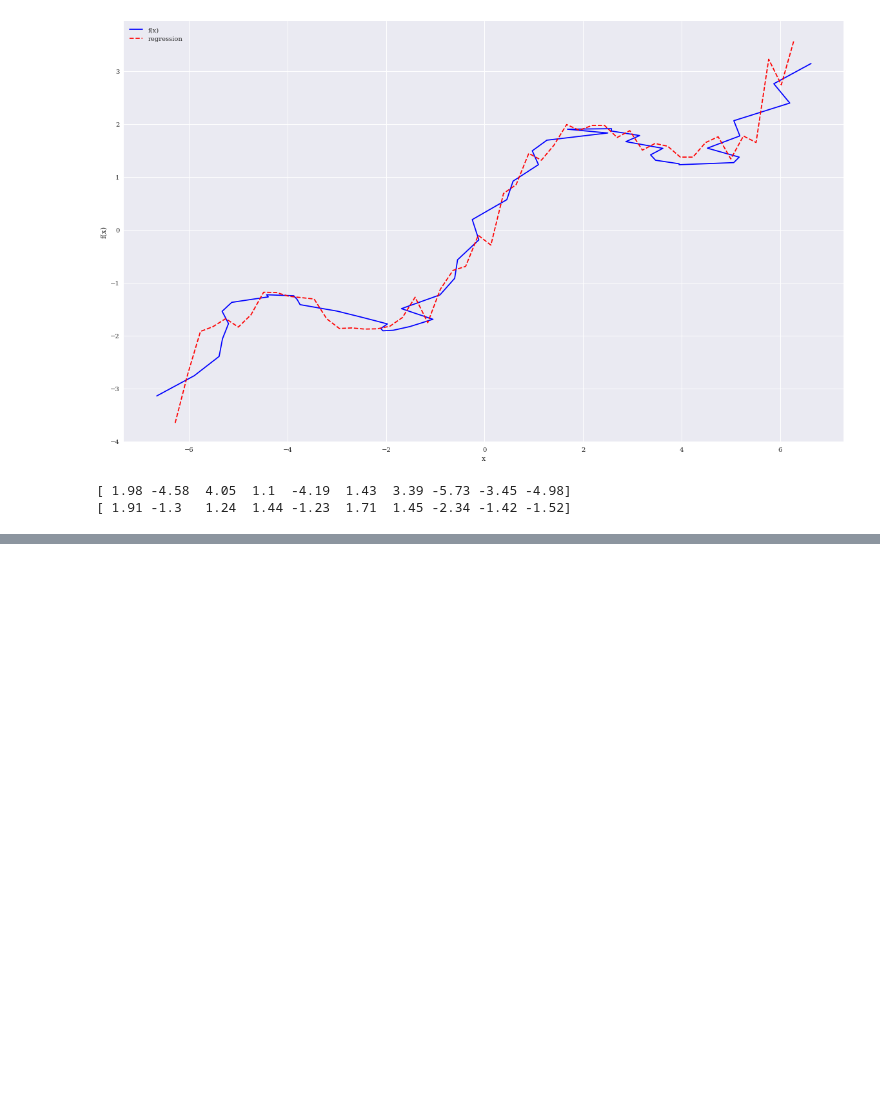
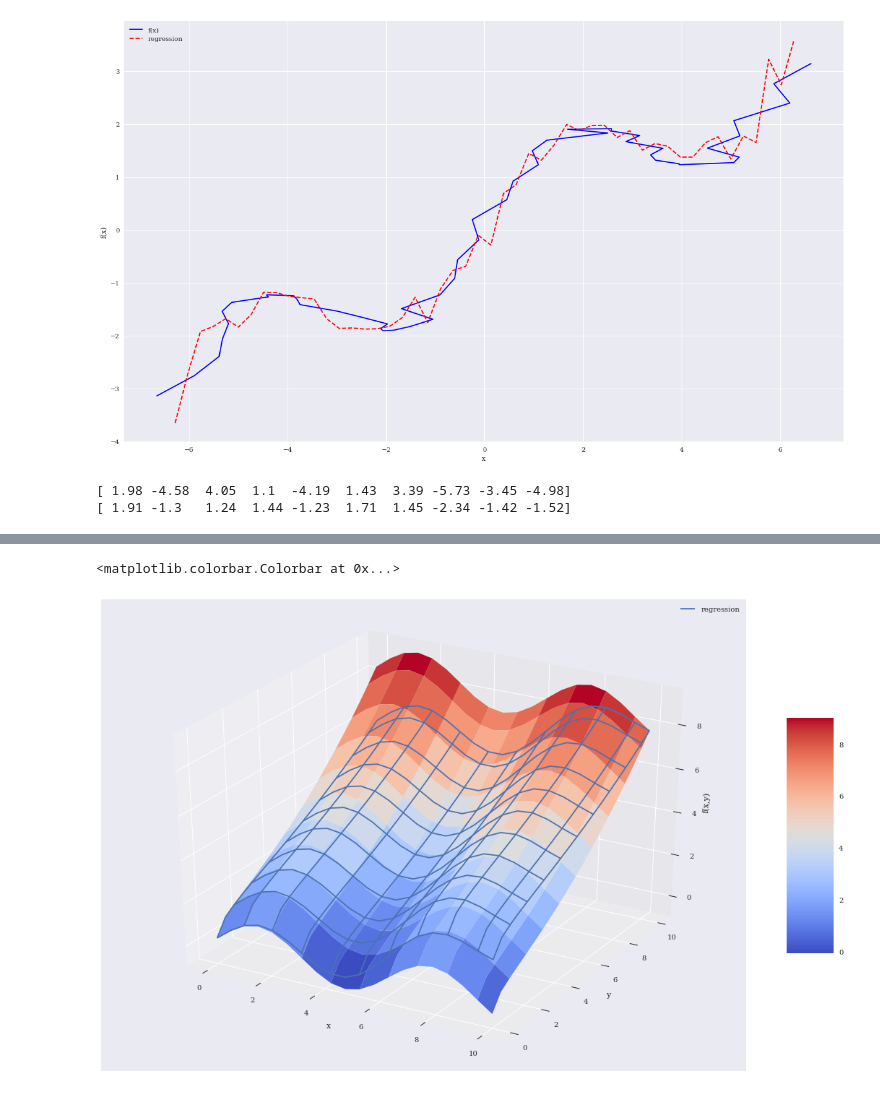
Before and after one commit to thomasmurphycodes/PythonForFinance, a Jupyter notebook: notebooks/Chapter 11 - Mathematical Tools.ipynb, the cells around one changed output, grey strips where cells are left out. Cells and saved outputs as stored; diff of their text form; code cells hidden in the pictures; blank space fills up the shorter version.

```diff
--- a/notebooks/Chapter 11 - Mathematical Tools.ipynb
+++ b/notebooks/Chapter 11 - Mathematical Tools.ipynb
@@ -145,0 +183,13 @@ print(yu[:10].round(2))
+# %%
+'''
+In higher dimension regression, having some knowledge of the basis functions is essential for meaningful
+regression results
+'''
+matrix = np.zeros((len(x), 6 + 1))
+matrix[:, 6] = np.sqrt(y)
+matrix[:, 5] = np.sin(x)
+matrix[:, 4] = y ** 2
+matrix[:, 3] = x ** 2
+matrix[:, 2] = y
+matrix[:, 1] = x
+matrix[:, 0] = 1
@@ -145,0 +202,28 @@ print(yu[:10].round(2))
+# %%
+# RZ = np.dot(matrix, reg).reshape((20, 20)) This is in the original text but is broken, need to provide this
+# function that generates the raw function mesh manually
+def reg_func(a, p):
+    x, y = p
+    f6 = a[6] * np.sqrt(y)
+    f5 = a[5] * np.sin(x)
+    f4 = a[4] * y ** 2
+    f3 = a[3] * x ** 2
+    f2 = a[2] * y
+    f1 = a[1] * x
+    f0 = a[0] * 1
+    return (f6 + f5 + f4 + f3 +
+            f2 + f1 + f0)
+RZ = reg_func(reg, (X, Y))
+# %%
+fig = plt.figure(figsize=(20, 12))
+ax = fig.gca(projection='3d')
+surf1 = ax.plot_surface(X, Y, Z, rstride=2, cstride=2, cmap=mpl.cm.coolwarm, linewidth=0.5, antialiased=True)
+surf2 = ax.plot_wireframe(X, Y, RZ, rstride=2, cstride=2, label='regression') # regression mesh
+ax.set_xlabel('x')
+ax.set_ylabel('y')
+ax.set_zlabel('f(x,y)')
+ax.legend()
+fig.colorbar(surf, shrink=0.5, aspect=5)
+# %% [output]
+<matplotlib.colorbar.Colorbar at 0x...>
+[figure, added]
```
Also changed, not shown: parts of 9 cells of this notebook.
